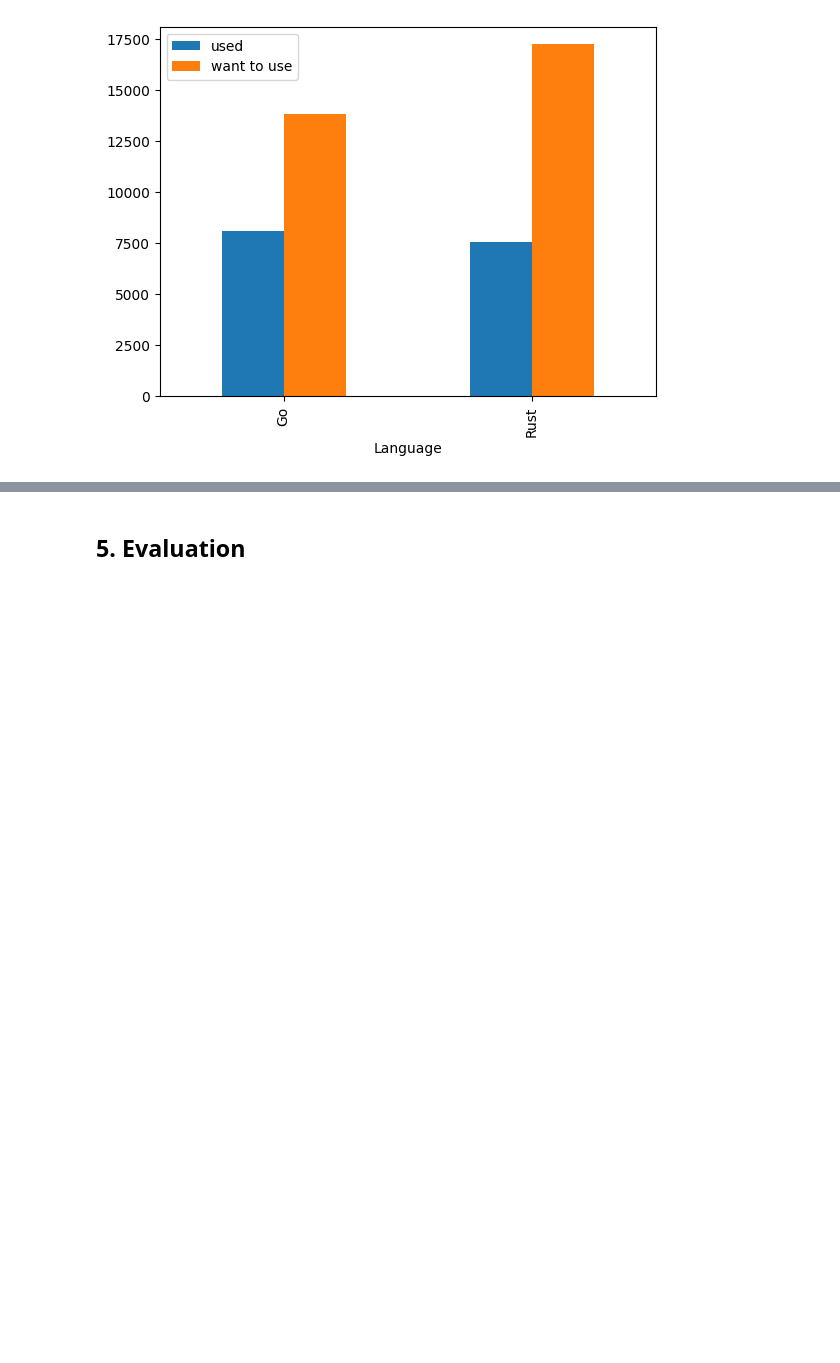
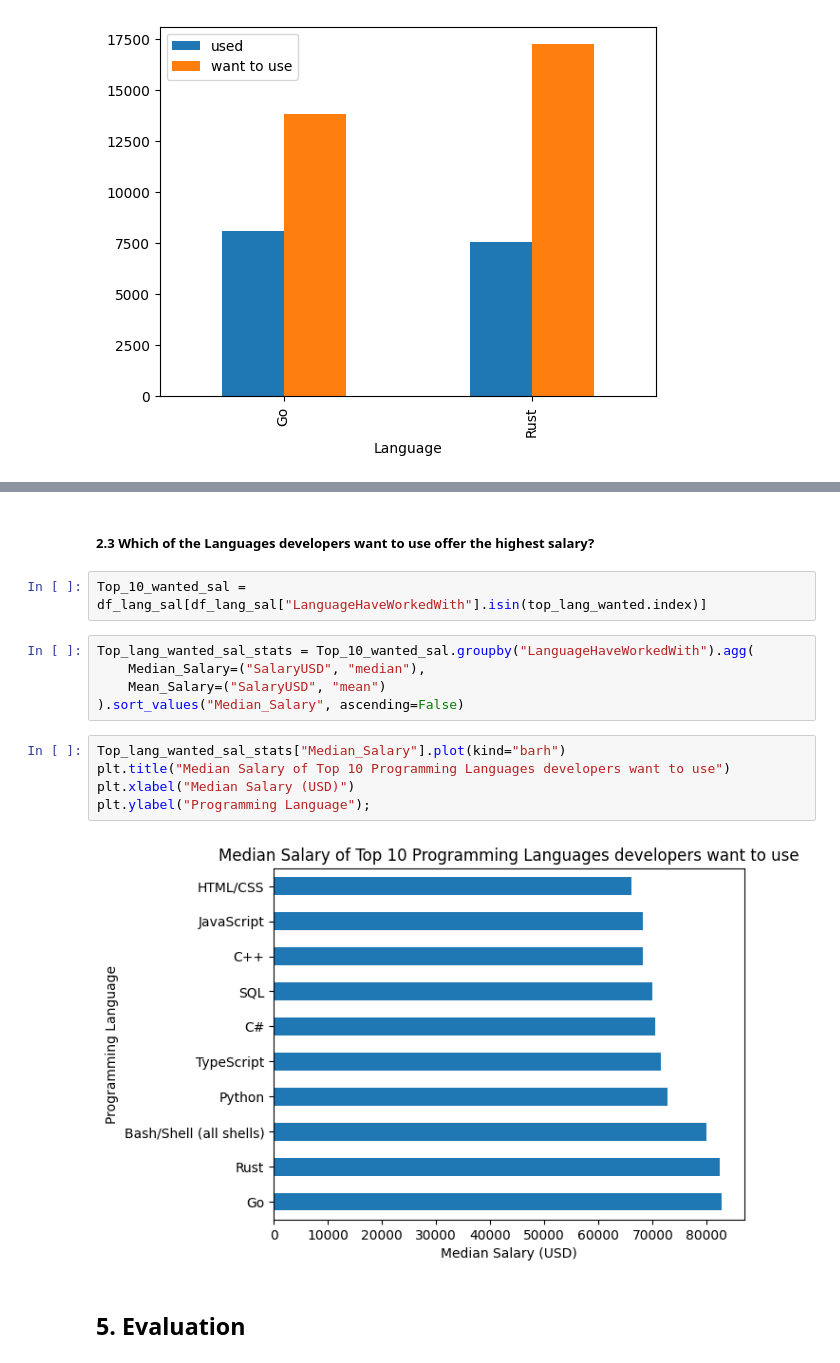
Before and after one commit to dirkhradecky/stackoverflow, a Jupyter notebook: stackoverflow.ipynb, the cells around one changed output, grey strips where cells are left out. Saved outputs shown, nothing was run; the diff lists cells and outputs as text; blank space fills up the shorter version.

```diff
--- a/stackoverflow.ipynb
+++ b/stackoverflow.ipynb
@@ -567,3 +605,19 @@ df_go_rust.plot(kind="bar")
+# %% [markdown]
+##### 2.3 Which of the Languages developers want to use offer the highest salary?
+# %%
+Top_10_wanted_sal = df_lang_sal[df_lang_sal["LanguageHaveWorkedWith"].isin(top_lang_wanted.index)]
+# %%
+Top_lang_wanted_sal_stats = Top_10_wanted_sal.groupby("LanguageHaveWorkedWith").agg(
+    Median_Salary=("SalaryUSD", "median"),
+    Mean_Salary=("SalaryUSD", "mean")
+).sort_values("Median_Salary", ascending=False)
+# %%
+Top_lang_wanted_sal_stats["Median_Salary"].plot(kind="barh")
+plt.title("Median Salary of Top 10 Programming Languages developers want to use")
+plt.xlabel("Median Salary (USD)")
+plt.ylabel("Programming Language");
+# %% [output]
+[figure, added]
 # %% [markdown]
 ## 5. Evaluation
 # %% [markdown]
```
Also changed, not shown: parts of 11 cells of this notebook, 1 other file.
